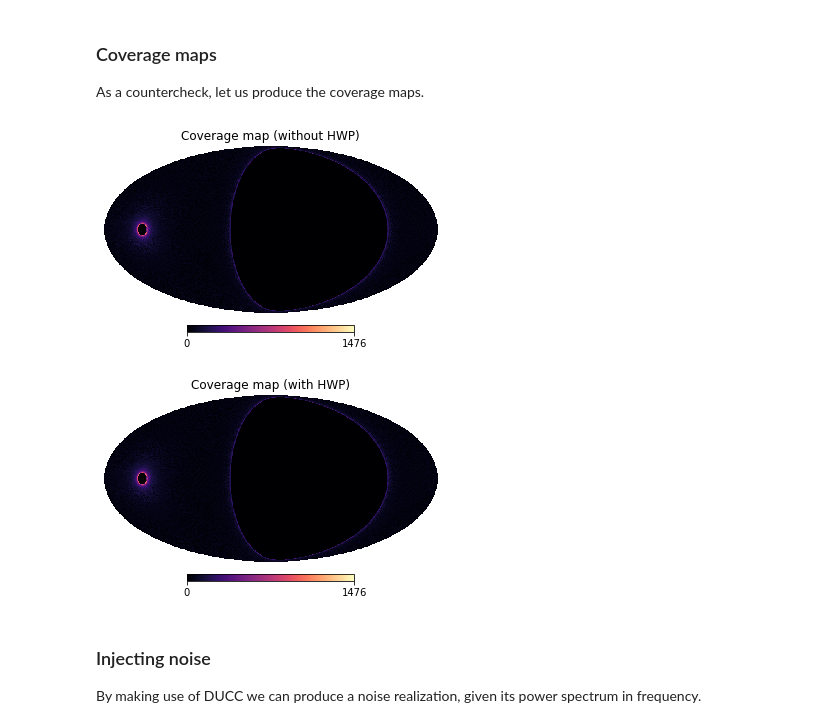
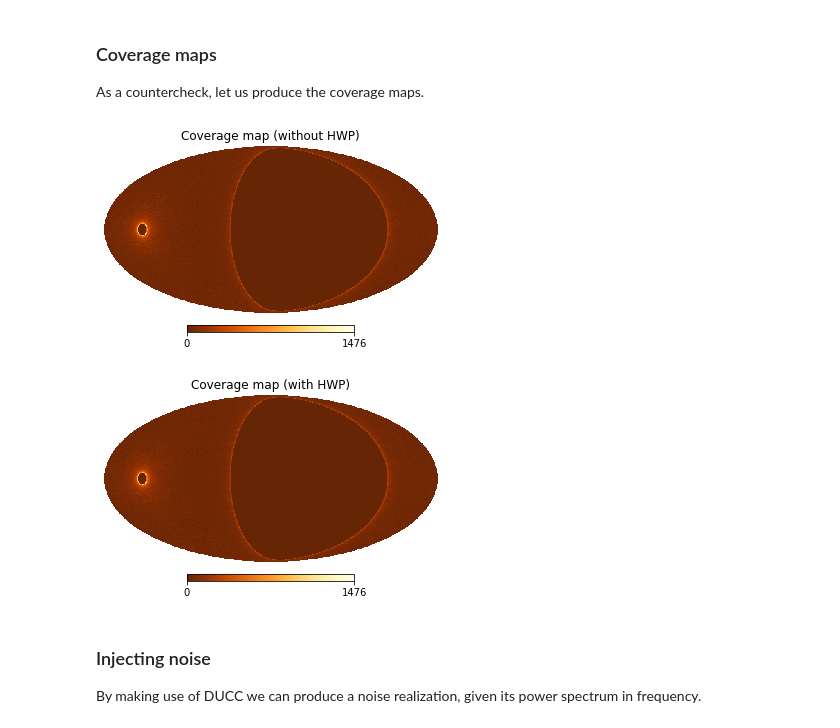
Before and after one commit to martamonelli/beamconv_tidy, a Jupyter notebook: beamconv/demo.ipynb, the cells around one changed output. Cells and saved outputs as stored; diff of their text form; code cells hidden in the pictures.

```diff
--- a/beamconv/demo.ipynb
+++ b/beamconv/demo.ipynb
@@ -21,6 +21,7 @@ import ducc0
 
 # Redefining color-maps
 import copy
+cmap_lighter = copy.copy(matplotlib.cm.get_cmap("YlOrBr_r"))
 cmap_viridis = copy.copy(matplotlib.cm.get_cmap("viridis"))
 cmap_magma = copy.copy(matplotlib.cm.get_cmap("magma"))
 
@@ -175,17 +176,14 @@ ss_hwp.allocate_maps(nside=128)
 ss_hwp.scan_instrument_mpi(alm, **scan_opts_hwp)
 maps_hwp, cond, proj_hwp = ss_hwp.solve_for_map(return_proj = True)
 # %%
-hp.mollview(proj[0],title='Coverage map (without HWP)', hold=True, cmap=cmap_magma)
+hp.mollview(proj[0],title='Coverage map (without HWP)', hold=True, cmap=cmap_lighter)
 plt.show()
 
-hp.mollview(proj_hwp[0],title='Coverage map (with HWP)', hold=True, cmap=cmap_magma)
+hp.mollview(proj_hwp[0],title='Coverage map (with HWP)', hold=True, cmap=cmap_lighter)
 plt.show()
-
-#hp.mollview(proj_hwp[0]-proj[0],title='Difference', hold=True, cmap=cmap_magma)
-#plt.show()
 # %% [output]
-[figure, old version]
+[figure, new version]
-[figure, old version]
+[figure, new version]
 # %% [markdown]
 ### Injecting noise
 By making use of DUCC we can produce a noise realization, given its power spectrum in frequency.
```
Also changed, not shown: 1 other file.
